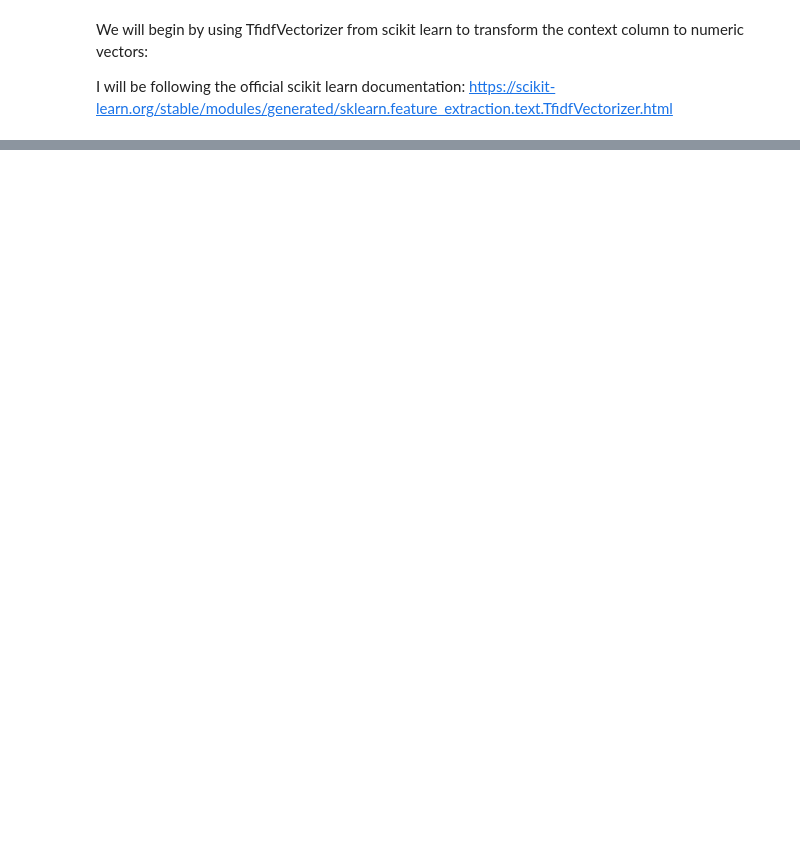
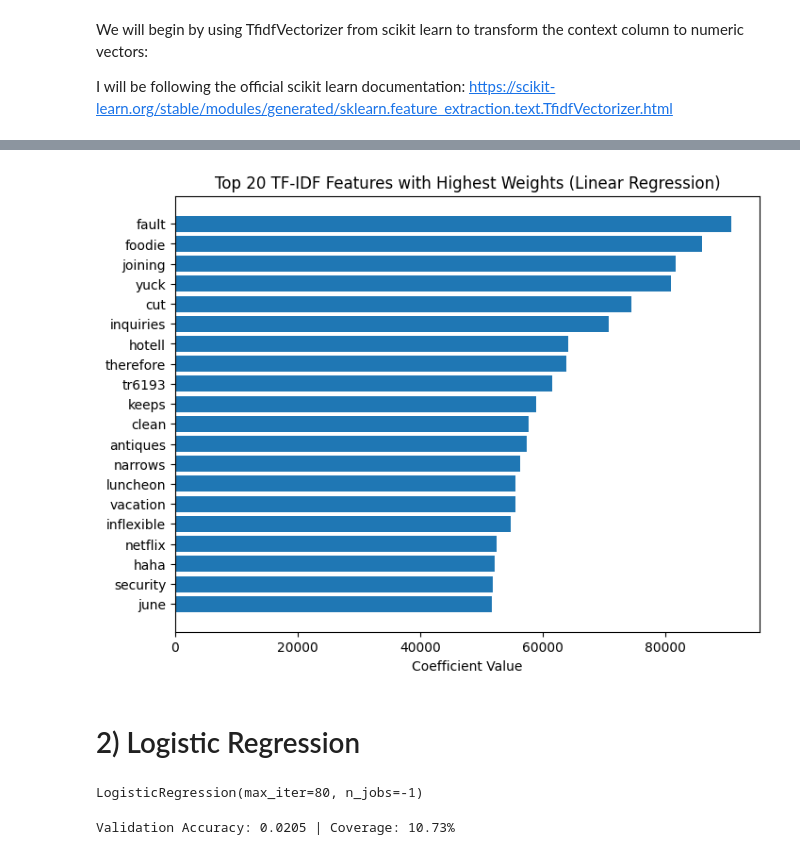
Before and after one commit to aliallam123/AI-Receptionist, a Jupyter notebook: Machine Learning Workflow/Model Development/model_development.ipynb, the cells around one changed output, grey strips where cells are left out. Cells and saved outputs as stored; diff of their text form; code cells hidden in the pictures; blank space fills up the shorter version.

```diff
--- a/Machine Learning Workflow/Model Development/model_development.ipynb
+++ b/Machine Learning Workflow/Model Development/model_development.ipynb
@@ -56,0 +165,54 @@ for .shape the first number is the number of rows and second number is number of
+# %%
+import numpy as np
+import matplotlib.pyplot as plt
+
+feature_names = vectorizer.get_feature_names_out()
+coefs = model.coef_
+
+# Get top 20 positive and negative coefficients
+top_indices = np.argsort(coefs)[-20:]
+bottom_indices = np.argsort(coefs)[:20]
+
+plt.figure(figsize=(8,6))
+plt.barh(range(len(top_indices)), coefs[top_indices])
+plt.yticks(range(len(top_indices)), feature_names[top_indices])
+plt.title("Top 20 TF-IDF Features with Highest Weights (Linear Regression)")
+plt.xlabel("Coefficient Value")
+plt.show()
+# %% [output]
+[figure, added]
+# %% [markdown]
+# 2) Logistic Regression
+# %%
+from sklearn.linear_model import LogisticRegression
+from sklearn.feature_extraction.text import TfidfVectorizer
+
+# rebuild TF-IDF with limited features
+vectorizer = TfidfVectorizer(max_features=3000)
+X_train = vectorizer.fit_transform(train_pairs_df["context"])
+X_val   = vectorizer.transform(val_pairs_df["context"])
+
+# refit model (same as before)
+log_reg = LogisticRegression(
+    max_iter=80,
+    solver='lbfgs',
+    n_jobs=-1,
+    penalty='l2'
+)
+sample_size = min(4000, X_train.shape[0])
+log_reg.fit(X_train[:sample_size], y_train[:sample_size])
+# %% [output]
+LogisticRegression(max_iter=80, n_jobs=-1)
+# %%
+# validate accuracy
+from sklearn.metrics import accuracy_score
+
+mask_val_known = (y_val != -1)  # ignore unseen labels
+y_val_known = y_val[mask_val_known]
+X_val_known = X_val[mask_val_known]
+
+y_pred_val = log_reg.predict(X_val_known)
+val_acc = accuracy_score(y_val_known, y_pred_val)
+print(f"Validation Accuracy: {val_acc:.4f} | Coverage: {mask_val_known.mean():.2%}")
+# %% [output]
+Validation Accuracy: 0.0205 | Coverage: 10.73%
```
Also changed, not shown: parts of 20 cells of this notebook, 13 other files.
